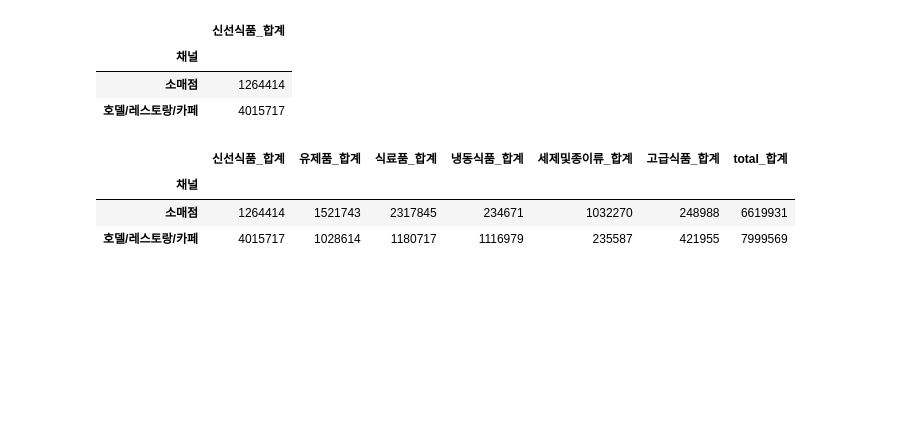
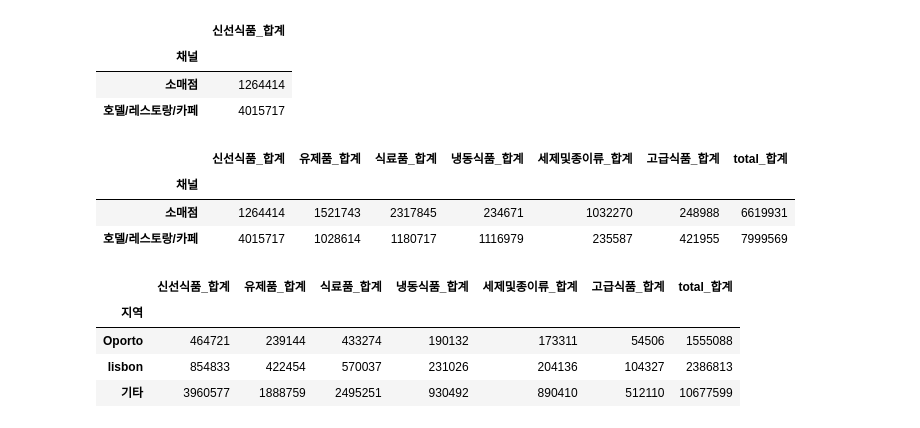
Before and after one commit to kyuyounglee-20250607/https---github.com-kyuyounglee-20250607-python-study-git, a Jupyter notebook: 4.excel/01.ipynb, the cells around one changed output. Cells and saved outputs as stored; diff of their text form; code cells hidden in the pictures; blank space fills up the shorter version.

```diff
--- a/4.excel/01.ipynb
+++ b/4.excel/01.ipynb
@@ -148,3 +148,20 @@ by_channel
 | 채널 |  |  |  |  |  |  |  |
 | 소매점 | 1264414 | 1521743 | 2317845 | 234671 | 1032270 | 248988 | 6619931 |
 | 호델/레스토랑/카페 | 4015717 | 1028614 | 1180717 | 1116979 | 235587 | 421955 | 7999569 |
+# %%
+by_region =df.groupby('지역').agg(
+    신선식품_합계 = ('신선식품','sum'),
+    유제품_합계 = ('유제품','sum'),
+    식료품_합계 = ('식료품','sum'),
+    냉동식품_합계 = ('냉동식품','sum'),
+    세제및종이류_합계 = ('세제및종이류','sum'),
+    고급식품_합계 = ('고급식품','sum'),
+    total_합계 = ('total','sum'),
+    )
+by_region
+# %% [output]
+|  | 신선식품_합계 | 유제품_합계 | 식료품_합계 | 냉동식품_합계 | 세제및종이류_합계 | 고급식품_합계 | total_합계 |
+| 지역 |  |  |  |  |  |  |  |
+| Oporto | 464721 | 239144 | 433274 | 190132 | 173311 | 54506 | 1555088 |
+| lisbon | 854833 | 422454 | 570037 | 231026 | 204136 | 104327 | 2386813 |
+| 기타 | 3960577 | 1888759 | 2495251 | 930492 | 890410 | 512110 | 10677599 |
```
